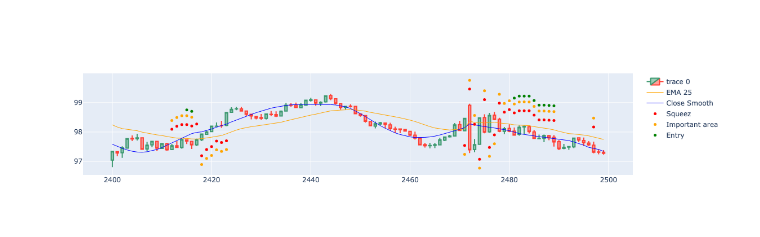
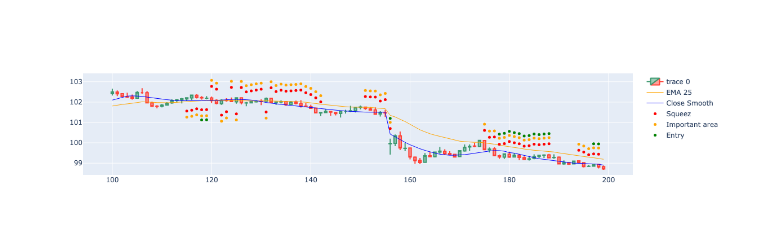
Before and after one commit to gastoncs/jupyter-docker, a Jupyter notebook: app/src/backtesting/squeez/squeez_pattern_v4.ipynb, the cells around one changed output. Saved outputs shown, nothing was run; the diff lists cells and outputs as text; code cells hidden in the pictures.

```diff
--- a/app/src/backtesting/squeez/squeez_pattern_v4.ipynb
+++ b/app/src/backtesting/squeez/squeez_pattern_v4.ipynb
@@ -7,16 +7,6 @@ import math
 from pandas_ta.volatility import kc
 from datetime import datetime, timezone
 from scipy.signal import savgol_filter
-
-class STACKED_EMA(enum.Enum):
-    NEUTRAL = 0
-    POSITIVE = 1
-    NEGATIVE = 2
-
-class POSITION(enum.Enum):
-    NEUTRAL = 0
-    LONG = 1
-    SHORT = 2
 
 class EMA25(enum.Enum):
     PRICE_ACCION_NEUTRAL_EMA = 0
@@ -96,17 +86,17 @@ def detectPosibleBreak(candle)->None:
     if (candle <= (window)) or (candle+window+1 >= len(df)):
         return posibleBreak
 
-    df_window = df.iloc[candle-window:candle]
-    lastTreeUnder = df_window[df_window['squeezeCloseToEma'] == EMA25['PRICE_ACCION_UNDER_EMA'].value].tail(3).values
-    lastTreeOver = df_window[df_window['squeezeCloseToEma'] == EMA25['PRICE_ACCION_OVER_EMA'].value].tail(3).values
+    df2 = df.iloc[candle-window:candle]
+    lastTreeUnder = df2[df2['squeezeCloseToEma'] == EMA25['PRICE_ACCION_UNDER_EMA'].value].tail(3).values
+    lastTreeOver = df2[df2['squeezeCloseToEma'] == EMA25['PRICE_ACCION_OVER_EMA'].value].tail(3).values
 
     if len(lastTreeUnder) == window and \
         squeezeCloseToEma == EMA25['PRICE_ACCION_UNDER_EMA'].value and \
         isTheDayAbove25Ema == False:
         posibleBreak = EMA25['PRICE_ACCION_UNDER_EMA'].value
     elif len(lastTreeOver) == window and \
-         squeezeCloseToEma == EMA25['PRICE_ACCION_OVER_EMA'].value and \
-         isTheDayAbove25Ema == True:
+        squeezeCloseToEma == EMA25['PRICE_ACCION_OVER_EMA'].value and \
+        isTheDayAbove25Ema == True:
 
         posibleBreak = EMA25['PRICE_ACCION_OVER_EMA'].value
     else:
@@ -120,8 +110,6 @@ if __name__ == '__main__':
 
     df['Gmt time']=df["Gmt time"].str.replace(".000","")
     df['Gmt time']=pd.to_datetime(df['Gmt time'],format='%d.%m.%Y %H:%M:%S')
-    df['YMD'] = df['Gmt time'].dt.strftime('%Y%m%d')
-    df.set_index("YMD")
 
     df['ema25_5min'] = calculateEma(df,25)
 
@@ -138,7 +126,7 @@ if __name__ == '__main__':
     df["low5min_smooth"] = savgol_filter(df.low_5min, 49, 5)
 
     fromTodayStart = '2022-10-05 09:30:00'
-    toNow   = '2024-10-05 16:00:00'
+    toNow   = '2022-12-05 16:00:00'
     df = df[df['datetime_est'].between(fromTodayStart, toNow)].copy()
 
     #Remove the null cells
@@ -147,6 +135,9 @@ if __name__ == '__main__':
     df=df[df.high_5min!=df.low_5min]
 
     df.reset_index(drop=True, inplace=True)
+
+    df['YMD'] = df['datetime_gmt'].dt.strftime('%Y%m%d')
+    df.set_index("YMD")
 
     calculateBolingerAndKeltnerChannels(kc)
     detectSqueeze()
@@ -160,9 +151,9 @@ if __name__ == '__main__':
              'squeezedArea','squeezeCloseToEma','posibleBreak','ema25_5min','close5min_smooth','high5min_smooth',
              'low5min_smooth','isTheDayAbove25Ema','isPriceActionAboveEma25']]
 
-    result = df[df["posibleBreak"]==EMA25['PRICE_ACCION_OVER_EMA'].value]
+    #result = df[df["posibleBreak"]==EMA25['PRICE_ACCION_OVER_EMA'].value]
 
-    #result.to_csv('trend.csv', index=False)
+    df.to_csv('trend.csv', index=False)
 # %%
 def posibleBreakArea(x):
     extraSpace = 1
@@ -199,34 +190,34 @@ with pd.option_context("mode.copy_on_write", True):
 import plotly.io as pio
 import plotly.graph_objects as go
 
-dfpl = df[2400:2500]
+dfpl = df[100:200]
 
 fig = go.Figure(
     data=[
         go.Candlestick(
             x=dfpl.index,
             open=dfpl['open_5min'],
             high=dfpl['high_5min'],
             low=dfpl['low_5min'],
             close=dfpl['close_5min']),
         go.Scatter(
             x=dfpl.index,
             y=dfpl['ema25_5min'],
             line=dict(color='orange', width=1),
             name="EMA 25"),
         go.Scatter(
             x=dfpl.index,
             y=dfpl['close5min_smooth'],
             line=dict(color='blue', width=1),
             name="Close Smooth")
     ]
 )
 
 fig.add_scatter(x=dfpl.index, y=dfpl['squezzeArea'], mode="markers", marker=dict(size=5, color="red"), name="Squeez")
 fig.add_scatter(x=dfpl.index, y=dfpl['squeezeCloseToEmaArea'], mode="markers", marker=dict(size=5, color="orange"), name="Important area")
 fig.add_scatter(x=dfpl.index, y=dfpl['posibleBreakArea'], mode="markers", marker=dict(size=5, color="green"), name="Entry")
 
 fig.update_layout(xaxis_rangeslider_visible=False)
 fig.show()
 # %% [output]
-[figure, old version]
+[figure, new version]
```
Also changed, not shown: 3 other files.
